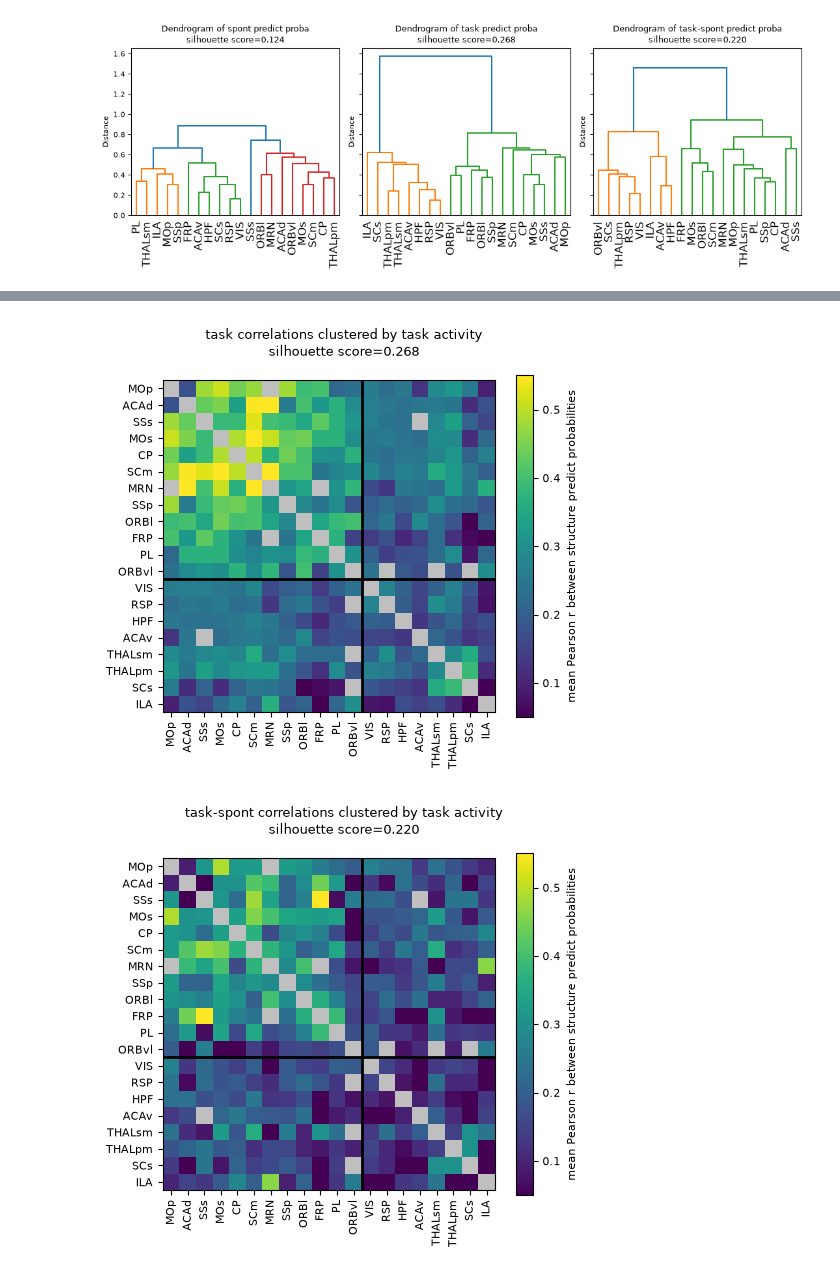
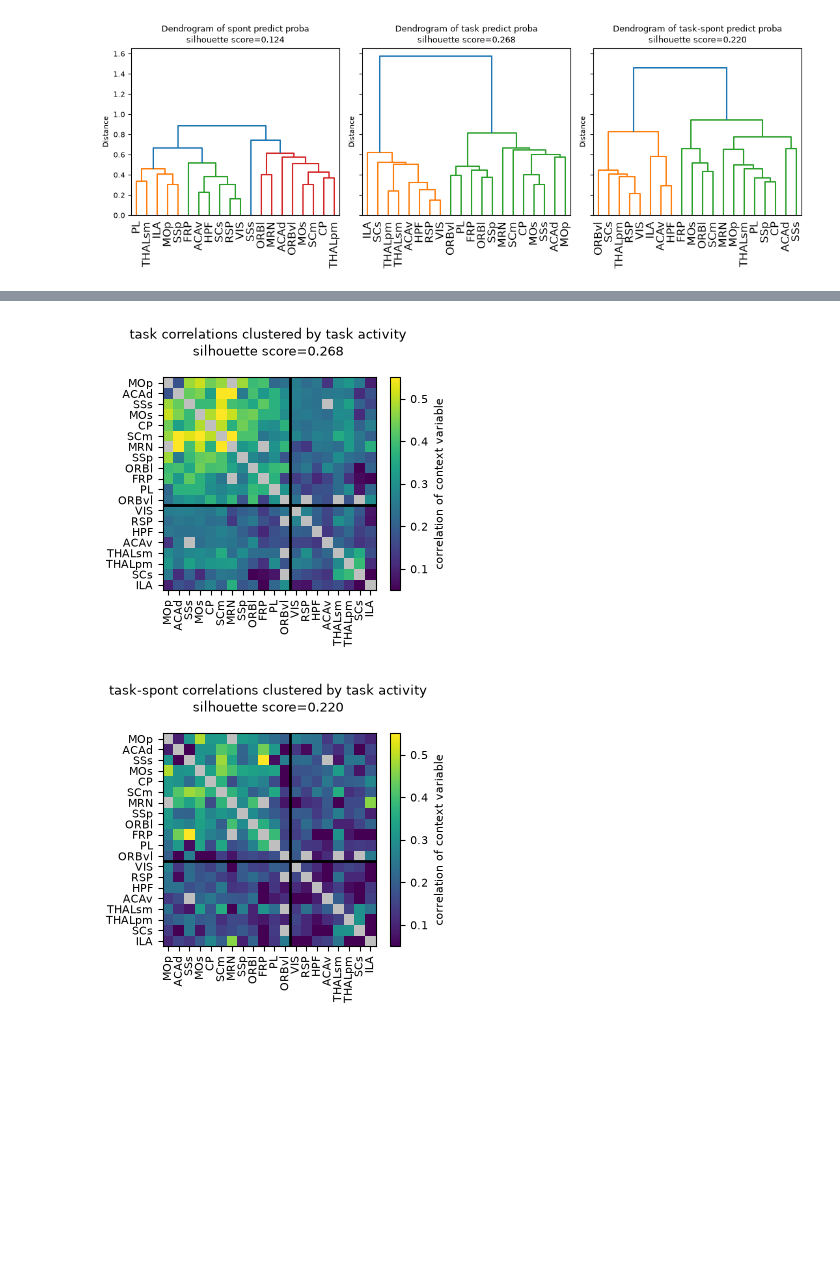
Before and after one commit to AllenInstitute/dynamic_routing_analysis, a Jupyter notebook: notebooks/test_context_decoder_on_spontaneous.ipynb, the cells around one changed output, grey strips where cells are left out. Saved outputs shown, nothing was run; the diff lists cells and outputs as text; code cells hidden in the pictures; blank space fills up the shorter version.

```diff
--- a/notebooks/test_context_decoder_on_spontaneous.ipynb
+++ b/notebooks/test_context_decoder_on_spontaneous.ipynb
@@ -1235,0 +1265,25 @@ session_wise_corrs_df
+# %%
+session_wise_corrs_df['subject']=session_wise_corrs_df['session_id'].apply(lambda x: x.split('_')[0])
+
+unique_subjects = session_wise_corrs_df['subject'].unique()
+
+subject_wise_corrs_df = {
+    'subject':[],
+    'context_area_corrs_task': [],
+    'context_area_corrs_spontaneous': [],
+    'non_context_area_corrs_task': [],
+    'non_context_area_corrs_spontaneous': [],
+    'n_sessions':[],
+}
+
+for sel_subject in unique_subjects:
+    sel_subject_sessions = session_wise_corrs_df.query('n_context_areas>=3 and subject == @sel_subject')
+    subject_wise_corrs_df['subject'].append(sel_subject)
+    subject_wise_corrs_df['context_area_corrs_task'].append(sel_subject_sessions['context_area_corrs_task'].mean(skipna=True))
+    subject_wise_corrs_df['context_area_corrs_spontaneous'].append(sel_subject_sessions['context_area_corrs_spontaneous'].mean(skipna=True))
+    subject_wise_corrs_df['non_context_area_corrs_task'].append(sel_subject_sessions['non_context_area_corrs_task'].mean(skipna=True))
+    subject_wise_corrs_df['non_context_area_corrs_spontaneous'].append(sel_subject_sessions['non_context_area_corrs_spontaneous'].mean(skipna=True))
+    subject_wise_corrs_df['n_sessions'].append(len(sel_subject_sessions))
+
+subject_wise_corrs_df = pd.DataFrame(subject_wise_corrs_df)
+subject_wise_corrs_df
@@ -1265,4 +1400,6 @@ fig.savefig(os.path.join(savepath, "context_areas_correlation_task_vs_spont.png"
 # %%
+naninds=np.isnan(session_wise_corrs_df['non_context_area_corrs_task'].values) | np.isnan(session_wise_corrs_df['non_context_area_corrs_spontaneous'].values)
+_,p=stats.wilcoxon(session_wise_corrs_df['non_context_area_corrs_task'].values[~naninds], session_wise_corrs_df['non_context_area_corrs_spontaneous'].values[~naninds])
 fig,ax=plt.subplots(figsize=(1.9,2.5))
 ax.plot(
     [0,1],
@@ -1275,6 +1412,16 @@ ax.plot(
     np.nanmean(session_wise_corrs_df['non_context_area_corrs_spontaneous'].values)],
     color='k',marker='.',linewidth=2)
 
+if p<0.001:
+    ax.text(0.5, 0.95, '***', ha='center', va='bottom', transform=ax.transAxes)
+elif p<0.01:
+    ax.text(0.5, 0.95, '**', ha='center', va='bottom', transform=ax.transAxes)
+elif p<0.05:
+    ax.text(0.5, 0.95, '*', ha='center', va='bottom', transform=ax.transAxes)
+elif p>=0.05:
+    ax.text(0.5, 0.95, 'n.s.', ha='center', va='bottom', transform=ax.transAxes)
+ax.plot([0,1],[0.7,0.7], color='k', linewidth=0.75, linestyle='-')
+
 ax.spines['top'].set_visible(False)
 ax.spines['right'].set_visible(False)
 ax.set_xlim(-0.2,1.2)
@@ -1701,8 +1852,8 @@ np.array(incl_structures)[temp_sort_idx]
 # %%
 # linkage_matrix
 # %%
-figsavepath=r"C:\Users\ethan.mcbride\OneDrive - Allen Institute\quick figures\2026-04-22_task_vs_spont_correlations_for_SAC"
-save_fig=False
+figsavepath=r"C:\Users\ethan.mcbride\OneDrive - Allen Institute\quick figures\2026-09-11-area_correlation_figure_panels"
+save_fig=True
 
 sortby='task' #'task','spont','task-spont', or None
 
@@ -1737,7 +1888,7 @@ for ee, epoch in enumerate(use_epochs):
 
     cmap.set_bad('grey',0.5)
 
-    fig,ax=plt.subplots(1,1,figsize=(5,4.5))
+    fig,ax=plt.subplots(1,1,figsize=(3.8,3.3))
     im=ax.imshow(np.abs(masked_array[sel_sort_idx][:,sel_sort_idx]), aspect='equal', cmap=cmap, vmin=vmin, vmax=vmax, extent=[-0.5,len(incl_structures)-0.5,len(incl_structures)-0.5,-0.5])
     ax.set_xticks(np.arange(len(incl_structures)), np.array(incl_structures)[sel_sort_idx], rotation=90)
     ax.set_yticks(np.arange(len(incl_structures)), np.array(incl_structures)[sel_sort_idx])
@@ -1752,7 +1903,7 @@ for ee, epoch in enumerate(use_epochs):
 
     #colorbar
     cbar = plt.colorbar(im, ax=ax)
-    cbar.set_label('mean Pearson r between structure predict probabilities')
+    cbar.set_label('correlation of context variable')
     fig.suptitle(f'{epoch} correlations clustered by {sort_str} activity\nsilhouette score={score[epoch]:.3f}')
     fig.tight_layout()
 
@@ -1764,5 +1915,5 @@ for ee, epoch in enumerate(use_epochs):
-[figure, old version]
+[figure, new version]
-[figure, old version]
+[figure, new version]
 # %%
 clustering_dict[epoch].linkage
 sort_idx
```
Also changed, not shown: parts of 42 cells of this notebook, 7 other files.
